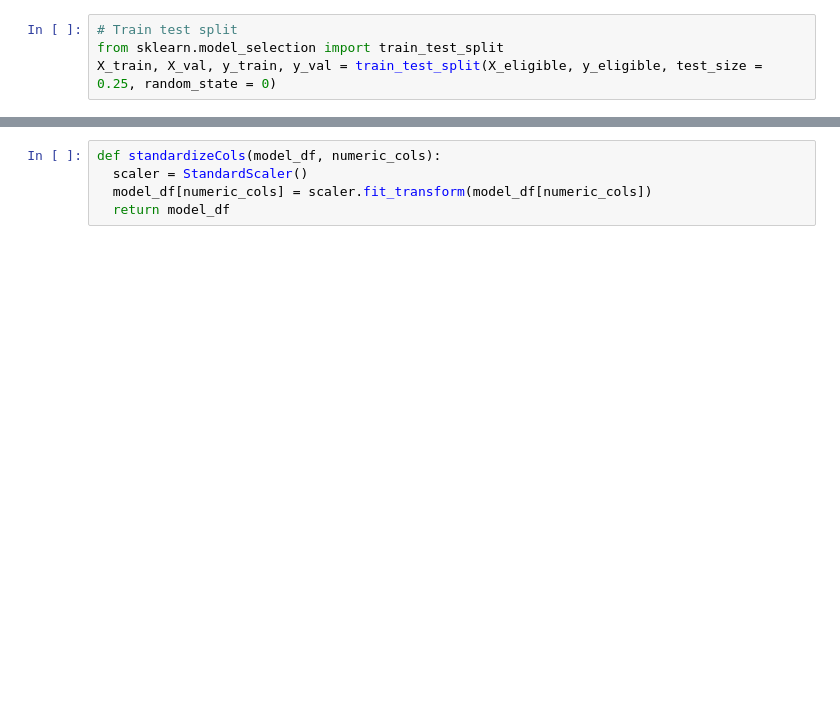
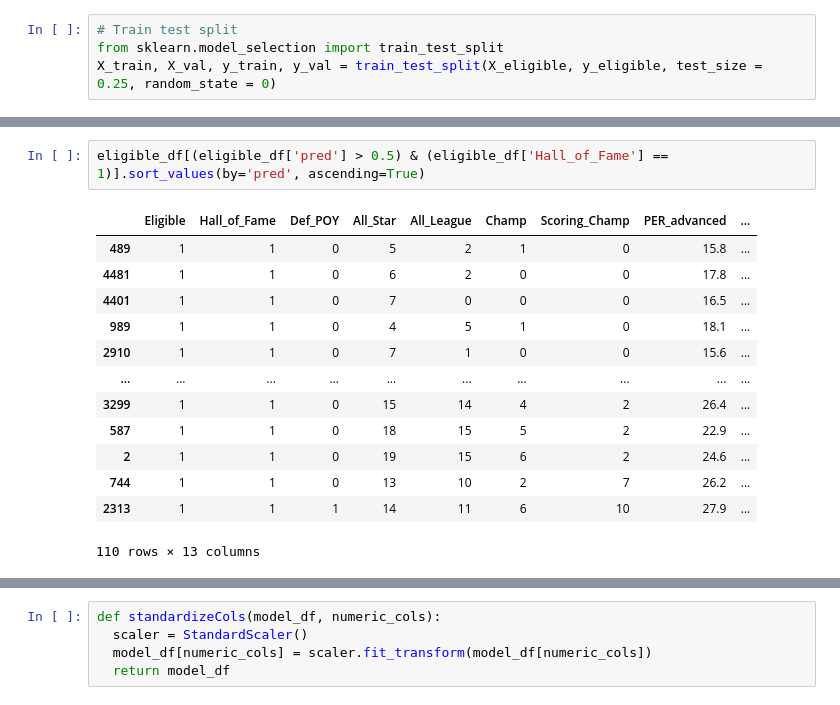
Before and after one commit to frankwillard/NBA-Hall-Of-Fame-Model, a Jupyter notebook: Hall_of_Fame_Modeling.ipynb, the cells around one changed output, grey strips where cells are left out. Cells and saved outputs as stored; diff of their text form; blank space fills up the shorter version.

```diff
--- a/Hall_of_Fame_Modeling.ipynb
+++ b/Hall_of_Fame_Modeling.ipynb
@@ -192,0 +213,16 @@ X_train, X_val, y_train, y_val = train_test_split(X_eligible, y_eligible, test_s
+# %%
+eligible_df[(eligible_df['pred'] > 0.5) & (eligible_df['Hall_of_Fame'] == 1)].sort_values(by='pred', ascending=True)
+# %% [output]
+|  | Eligible | Hall_of_Fame | Def_POY | All_Star | All_League | Champ | Scoring_Champ | PER_advanced | ... |
+| 489 | 1 | 1 | 0 | 5 | 2 | 1 | 0 | 15.8 | ... |
+| 4481 | 1 | 1 | 0 | 6 | 2 | 0 | 0 | 17.8 | ... |
+| 4401 | 1 | 1 | 0 | 7 | 0 | 0 | 0 | 16.5 | ... |
+| 989 | 1 | 1 | 0 | 4 | 5 | 1 | 0 | 18.1 | ... |
+| 2910 | 1 | 1 | 0 | 7 | 1 | 0 | 0 | 15.6 | ... |
+| ... | ... | ... | ... | ... | ... | ... | ... | ... | ... |
+| 3299 | 1 | 1 | 0 | 15 | 14 | 4 | 2 | 26.4 | ... |
+| 587 | 1 | 1 | 0 | 18 | 15 | 5 | 2 | 22.9 | ... |
+| 2 | 1 | 1 | 0 | 19 | 15 | 6 | 2 | 24.6 | ... |
+| 744 | 1 | 1 | 0 | 13 | 10 | 2 | 7 | 26.2 | ... |
+| 2313 | 1 | 1 | 1 | 14 | 11 | 6 | 10 | 27.9 | ... |
+110 rows × 13 columns
```
Also changed, not shown: parts of 13 cells of this notebook.
